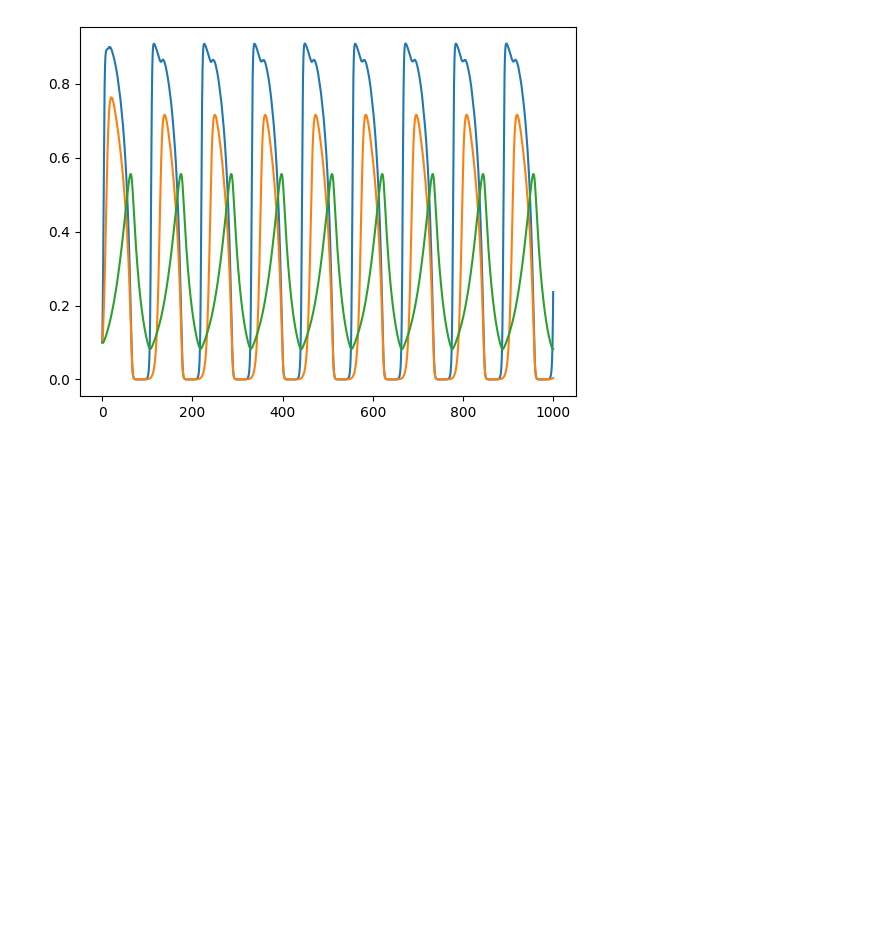
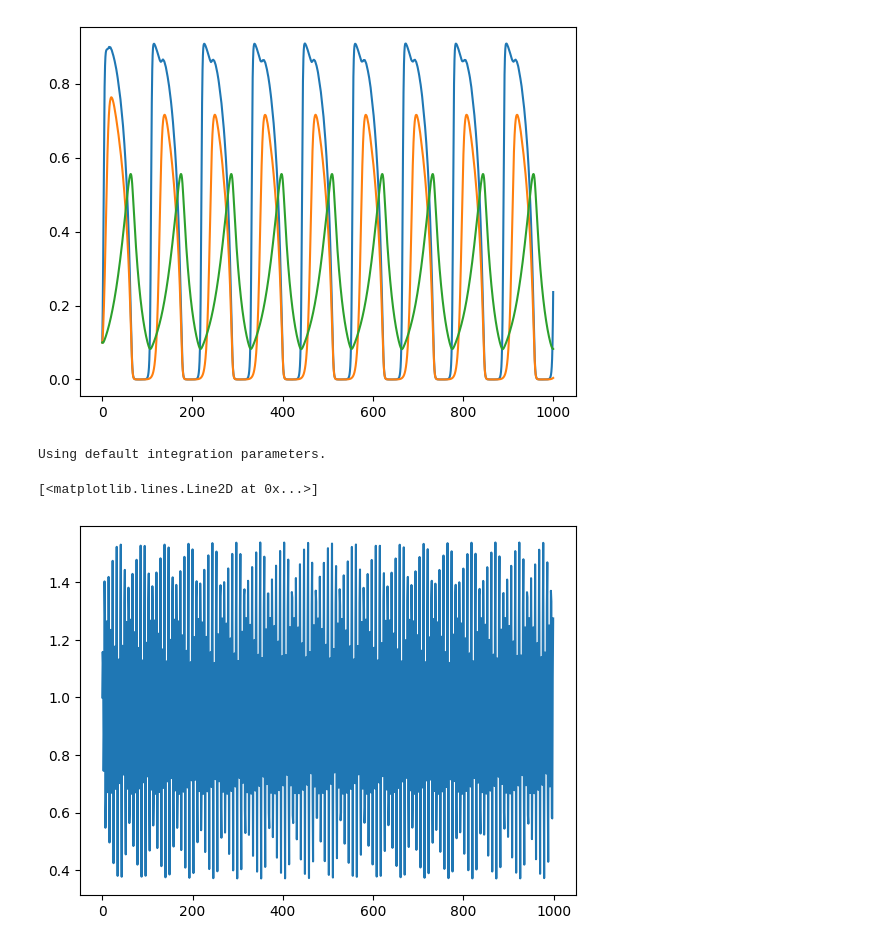
Before and after one commit to linh-phuong/pulsation, a Jupyter notebook: toymodels/exploring.ipynb, the cells around one changed output. Saved outputs shown, nothing was run; the diff lists cells and outputs as text; code cells hidden in the pictures; blank space fills up the shorter version.

```diff
--- a/toymodels/exploring.ipynb
+++ b/toymodels/exploring.ipynb
@@ -72,0 +84,5 @@ plt.plot(sol.t, sol.y[2], label = 'N')
+# %%
+def f():
+    return [0.25 * y(0,t-15) / (1 + y(0,t-15)**10) - 0.1*y(0, t) ]
+ff = f()
+DDE = jitcdde(ff)
@@ -72,0 +91,11 @@ plt.plot(sol.t, sol.y[2], label = 'N')
+# %%
+data = []
+for time in np.arange(DDE.t, DDE.t+10000, 10):
+	data.append( DDE.integrate(time) )
+# %% [output]
+Using default integration parameters.
+# %%
+plt.plot(data)
+# %% [output]
+[<matplotlib.lines.Line2D at 0x...>]
+[figure, added]
```
Also changed, not shown: parts of 6 cells of this notebook.
